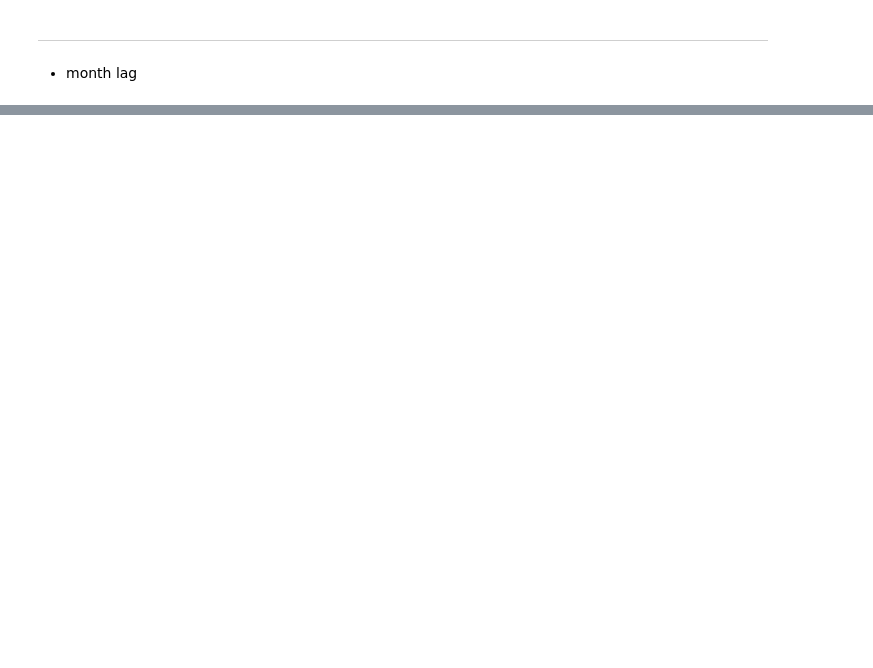
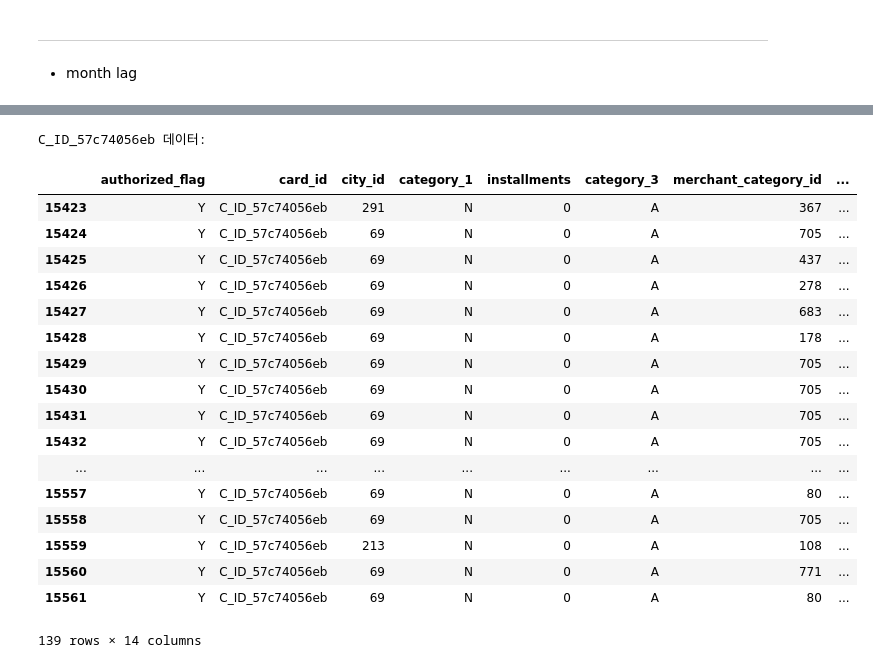
Before and after one commit to SONG-WONHO/Kaggle-Elo, a Jupyter notebook: 1-4 EDA.ipynb, the cells around one changed output, grey strips where cells are left out. Drawn from its saved outputs; the diff is of its cells as text; code cells hidden in the pictures; blank space fills up the shorter version.

```diff
--- a/1-4 EDA.ipynb
+++ b/1-4 EDA.ipynb
@@ -448,0 +475,23 @@ Name: card_id, Length: 243, dtype: int64
+# %%
+print("C_ID_57c74056eb 데이터: ")
+history[history.card_id == 'C_ID_57c74056eb']
+# %% [output]
+C_ID_57c74056eb 데이터:
+|  | authorized_flag | card_id | city_id | category_1 | installments | category_3 | merchant_category_id | ... |
+| 15423 | Y | C_ID_57c74056eb | 291 | N | 0 | A | 367 | ... |
+| 15424 | Y | C_ID_57c74056eb | 69 | N | 0 | A | 705 | ... |
+| 15425 | Y | C_ID_57c74056eb | 69 | N | 0 | A | 437 | ... |
+| 15426 | Y | C_ID_57c74056eb | 69 | N | 0 | A | 278 | ... |
+| 15427 | Y | C_ID_57c74056eb | 69 | N | 0 | A | 683 | ... |
+| 15428 | Y | C_ID_57c74056eb | 69 | N | 0 | A | 178 | ... |
+| 15429 | Y | C_ID_57c74056eb | 69 | N | 0 | A | 705 | ... |
+| 15430 | Y | C_ID_57c74056eb | 69 | N | 0 | A | 705 | ... |
+| 15431 | Y | C_ID_57c74056eb | 69 | N | 0 | A | 705 | ... |
+| 15432 | Y | C_ID_57c74056eb | 69 | N | 0 | A | 705 | ... |
+| ... | ... | ... | ... | ... | ... | ... | ... | ... |
+| 15557 | Y | C_ID_57c74056eb | 69 | N | 0 | A | 80 | ... |
+| 15558 | Y | C_ID_57c74056eb | 69 | N | 0 | A | 705 | ... |
+| 15559 | Y | C_ID_57c74056eb | 213 | N | 0 | A | 108 | ... |
+| 15560 | Y | C_ID_57c74056eb | 69 | N | 0 | A | 771 | ... |
+| 15561 | Y | C_ID_57c74056eb | 69 | N | 0 | A | 80 | ... |
+139 rows × 14 columns
```
Also changed, not shown: parts of 62 cells of this notebook.
